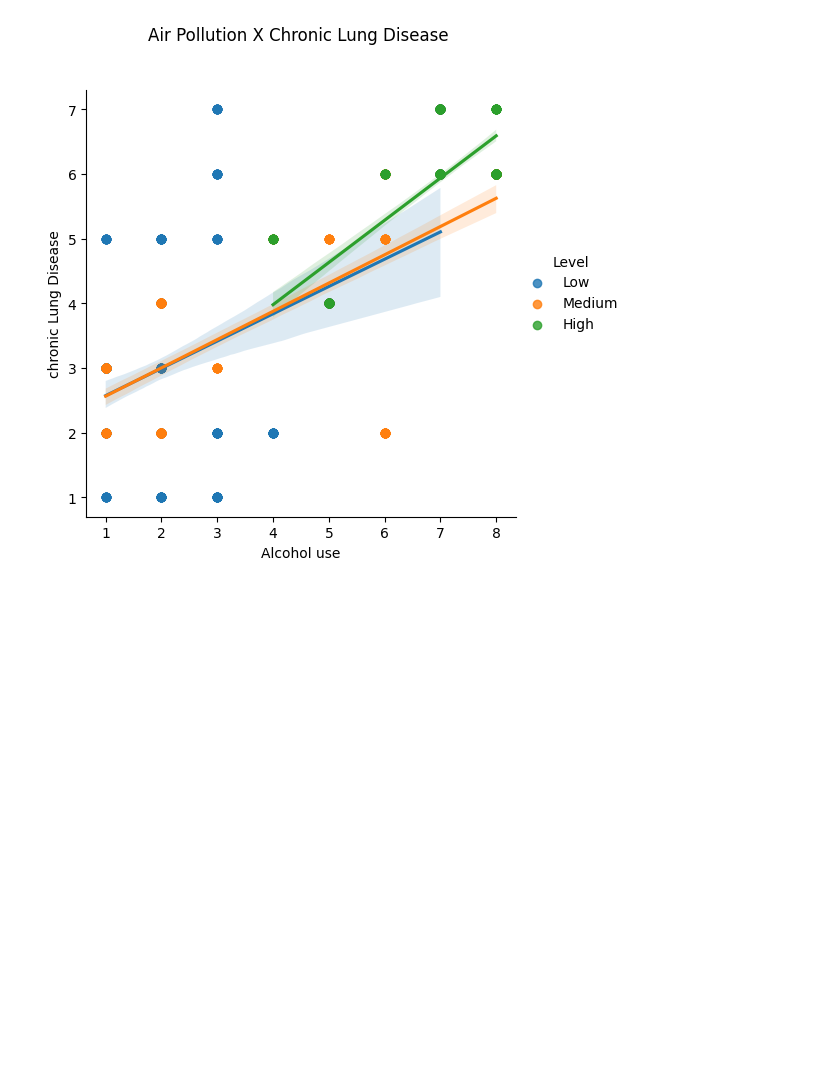
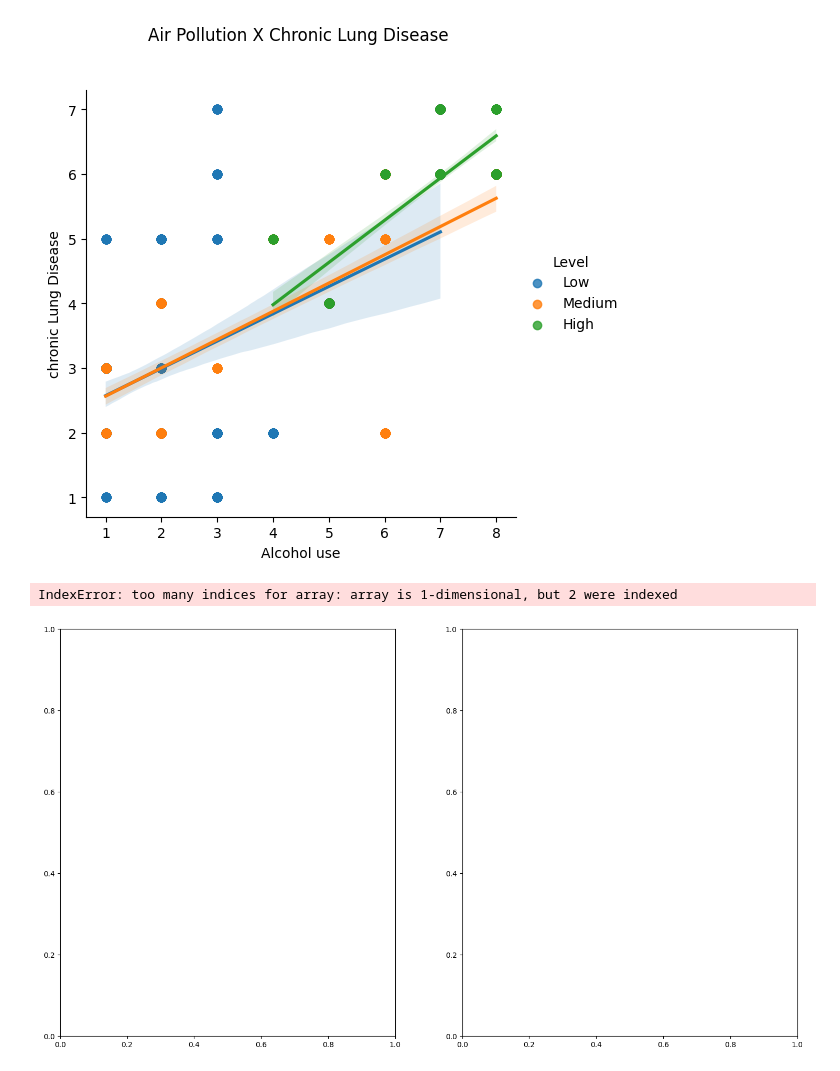
Before and after one commit to Danie110001001109192912/Cancer_prediction, a Jupyter notebook: lung_cancer_prediction.ipynb, the cells around one changed output. Drawn from its saved outputs; the diff is of its cells as text; code cells hidden in the pictures; blank space fills up the shorter version.

```diff
--- a/lung_cancer_prediction.ipynb
+++ b/lung_cancer_prediction.ipynb
@@ -132,3 +134,16 @@ plt.show()
 [figure]
 <Figure size 1600x1000 with 0 Axes>
 [figure]
+# %%
+fig, axes = plt.subplots(1, 2, figsize=(18, 10))
+
+
+
+sns.lmplot(ax=axes[0, 0], data = pasc, y = 'chronic Lung Disease', x = 'Air Pollution', hue = 'Level')
+# plt.title('Air Pollu0tion X Chronic Lung Disease \n\n')
+
+
+sns.lmplot(ax=axes[0, 1], data = pasc, y = 'chronic Lung Disease', x = 'OccuPational Hazards', hue = 'Level')
+# %% [output]
+IndexError: too many indices for array: array is 1-dimensional, but 2 were indexed
+[figure, added]
```
Also changed, not shown: parts of 4 cells of this notebook.
